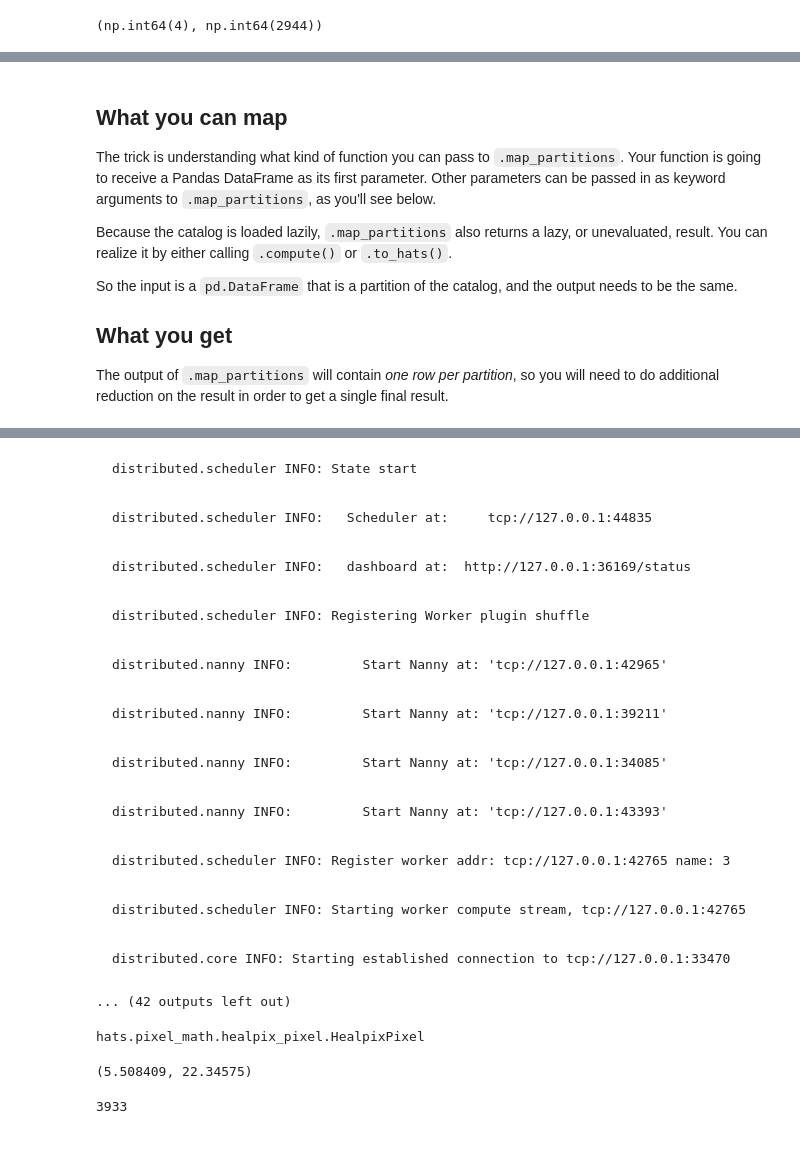
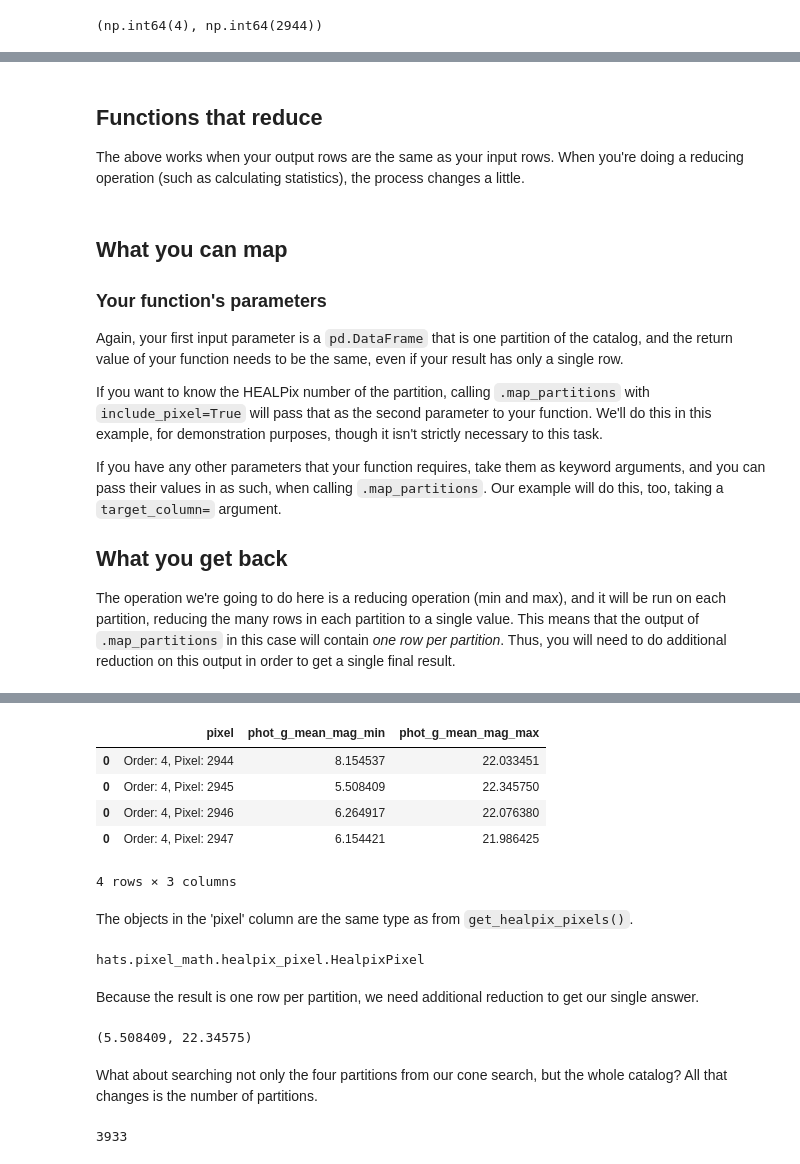
Before and after one commit to astronomy-commons/lsdb, a Jupyter notebook: docs/tutorials/pre_executed/map_partitions.ipynb, the cells around one changed output, grey strips where cells are left out. Saved outputs shown, nothing was run; the diff lists cells and outputs as text; code cells hidden in the pictures.

```diff
--- a/docs/tutorials/pre_executed/map_partitions.ipynb
+++ b/docs/tutorials/pre_executed/map_partitions.ipynb
@@ -47,16 +115,21 @@ px.order, px.pixel
+# %% [markdown]
+## Functions that reduce
+
+The above works when your output rows are the same as your input rows.  When you're doing a reducing operation (such as calculating statistics), the process changes a little.
 # %% [markdown]
 ## What you can map
 
-The trick is understanding what kind of function you can pass to `.map_partitions`.  Your function is going to receive a Pandas DataFrame as its first parameter.  Other parameters can be passed in as keyword arguments
-to `.map_partitions`, as you'll see below.
+### Your function's parameters
 
-Because the catalog is loaded lazily, `.map_partitions` also returns a lazy, or unevaluated, result.  You can realize it by either calling `.compute()` or `.to_hats()`.
+Again, your first input parameter is a `pd.DataFrame` that is one partition of the catalog, and the return value of your function needs to be the same, even if your result has only a single row.
 
-So the input is a `pd.DataFrame` that is a partition of the catalog, and the output needs to be the same.
+If you want to know the HEALPix number of the partition, calling `.map_partitions` with `include_pixel=True` will pass that as the second parameter to your function.  We'll do this in this example, for demonstration purposes, though it isn't strictly necessary to this task.
 
-## What you get
+If you have any other parameters that your function requires, take them as keyword arguments, and you can pass their values in as such, when calling `.map_partitions`.  Our example will do this, too, taking a `target_column=` argument.
 
-The output of `.map_partitions` will contain *one row per partition*, so you will need to do additional reduction on the result in order to get a single final result.
+## What you get back
+
+The operation we're going to do here is a reducing operation (min and max), and it will be run on each partition, reducing the many rows in each partition to a single value.  This means that the output of `.map_partitions` in this case will contain *one row per partition*.  Thus, you will need to do additional reduction on this output in order to get a single final result.
 # %%
 # Given a target column, produce a DataFrame that has nothing but
 # the min and max values for that column.
@@ -66,12 +139,18 @@ The output of `.map_partitions` will contain *one row per partition*, so you wil
 # information about argument type and shape.  It's certainly easier to
 # simply handle DataFrames when you can.
 import pandas as pd
-def find_stats(df, pixel, target_column=''):
+
+
+def find_stats(df, pixel, target_column=""):
     min_val = df[target_column].min()
     max_val = df[target_column].max()
-    return pd.DataFrame([{
-        "pixel": pixel,
-        f"{target_column}_min": min_val,
-        f"{target_column}_max": max_val,
-    }])
+    return pd.DataFrame(
+        [
+            {
+                "pixel": pixel,
+                f"{target_column}_min": min_val,
+                f"{target_column}_max": max_val,
+            }
+        ]
+    )
 # %%
@@ -86,11 +162,10 @@ unrealized = gaia3.map_partitions(
 )
 # %%
 %%time
-# Knowing that there are 4 partitions, we can tune our workers
-# to take advantage of this.
-npartitions = len(unrealized.get_healpix_pixels())
+npartitions = len(gaia3.get_healpix_pixels())
 from dask.distributed import Client
-with Client(n_workers=npartitions) as client:
+
+with Client(n_workers=min(8, npartitions)) as client:
     result = unrealized.compute()
 result
 # %% [output]
@@ -100,13 +174,9 @@ Hosting the HTTP server on port 36169 instead
-distributed.scheduler INFO: State start
-distributed.scheduler INFO: Scheduler at: tcp://127.0.0.1:44835
-distributed.scheduler INFO: dashboard at: http://127.0.0.1:36169/status
-distributed.scheduler INFO: Registering Worker plugin shuffle
-distributed.nanny INFO: Start Nanny at: 'tcp://127.0.0.1:42965'
-distributed.nanny INFO: Start Nanny at: 'tcp://127.0.0.1:39211'
-distributed.nanny INFO: Start Nanny at: 'tcp://127.0.0.1:34085'
-distributed.nanny INFO: Start Nanny at: 'tcp://127.0.0.1:43393'
-distributed.scheduler INFO: Register worker addr: tcp://127.0.0.1:42765 name: 3
-distributed.scheduler INFO: Starting worker compute stream, tcp://127.0.0.1:42765
-distributed.core INFO: Starting established connection to tcp://127.0.0.1:33470
+|  | pixel | phot_g_mean_mag_min | phot_g_mean_mag_max |
+| 0 | Order: 4, Pixel: 2944 | 8.154537 | 22.033451 |
+| 0 | Order: 4, Pixel: 2945 | 5.508409 | 22.345750 |
+| 0 | Order: 4, Pixel: 2946 | 6.264917 | 22.076380 |
+| 0 | Order: 4, Pixel: 2947 | 6.154421 | 21.986425 |
-... (42 outputs left out)
+4 rows × 3 columns
+# %% [markdown]
+The objects in the 'pixel' column are the same type as from `get_healpix_pixels()`.
 # %%
@@ -116,3 +184,5 @@ type(result['pixel'].iloc[0])
 # %% [output]
 hats.pixel_math.healpix_pixel.HealpixPixel
+# %% [markdown]
+Because the result is one row per partition, we need additional reduction to get our single answer.
 # %%
@@ -122,3 +190,5 @@ result['phot_g_mean_mag_min'].min(), result['phot_g_mean_mag_max'].max()
 # %% [output]
 (5.508409, 22.34575)
+# %% [markdown]
+What about searching not only the four partitions from our cone search, but the whole catalog?  All that changes is the number of partitions.
 # %%
```
Also changed, not shown: parts of 32 cells of this notebook.
